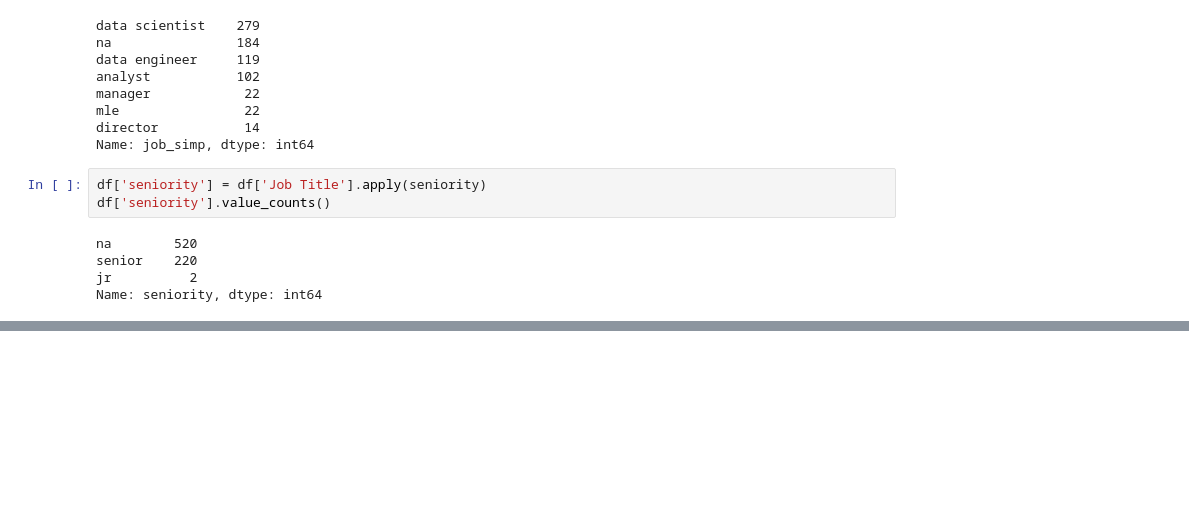
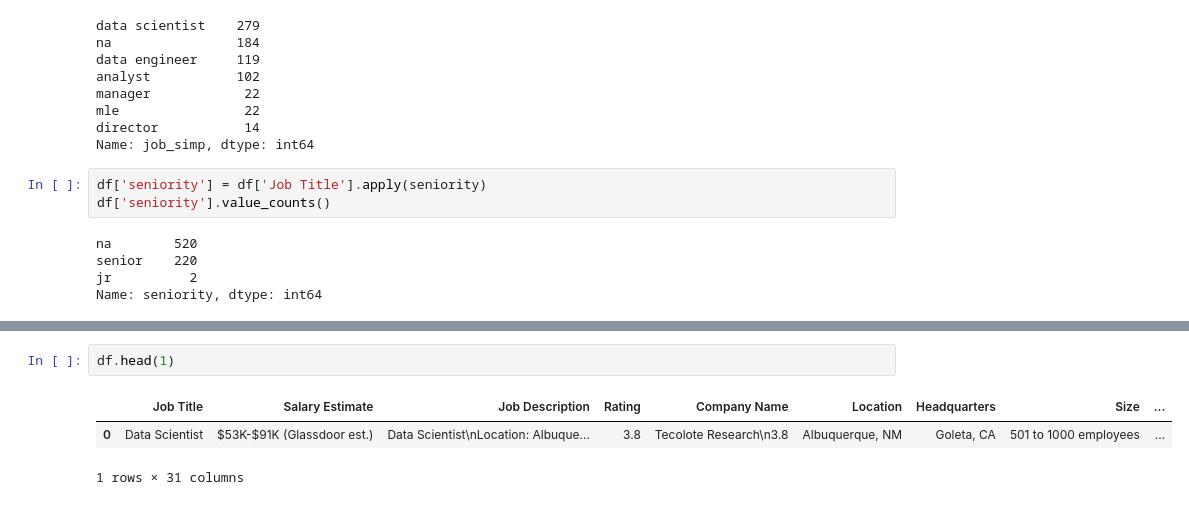
Before and after one commit to BibekRai44/DS_salary, a Jupyter notebook: project building/eda.ipynb, the cells around one changed output, grey strips where cells are left out. Drawn from its saved outputs; the diff is of its cells as text; blank space fills up the shorter version.

```diff
--- a/project building/eda.ipynb
+++ b/project building/eda.ipynb
@@ -176,0 +274,6 @@ Name: seniority, dtype: int64
+# %%
+df.head(1)
+# %% [output]
+|  | Job Title | Salary Estimate | Job Description | Rating | Company Name | Location | Headquarters | Size | ... |
+| 0 | Data Scientist | $53K-$91K (Glassdoor est.) | Data Scientist\nLocation: Albuque... | 3.8 | Tecolote Research\n3.8 | Albuquerque, NM | Goleta, CA | 501 to 1000 employees | ... |
+1 rows × 31 columns
```
Also changed, not shown: parts of 11 cells of this notebook.
